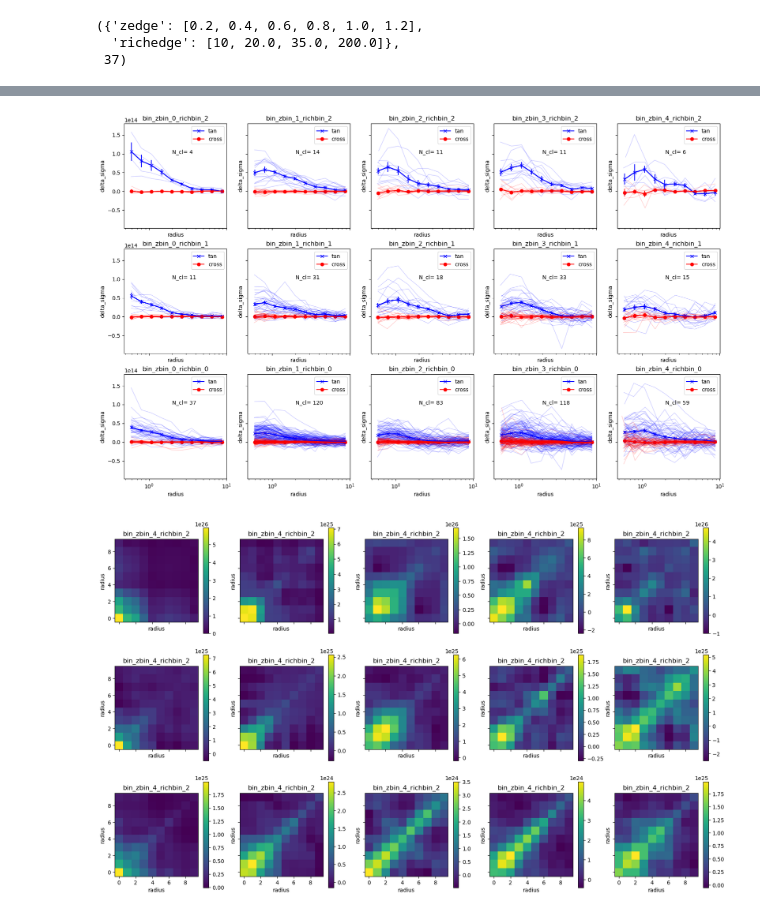
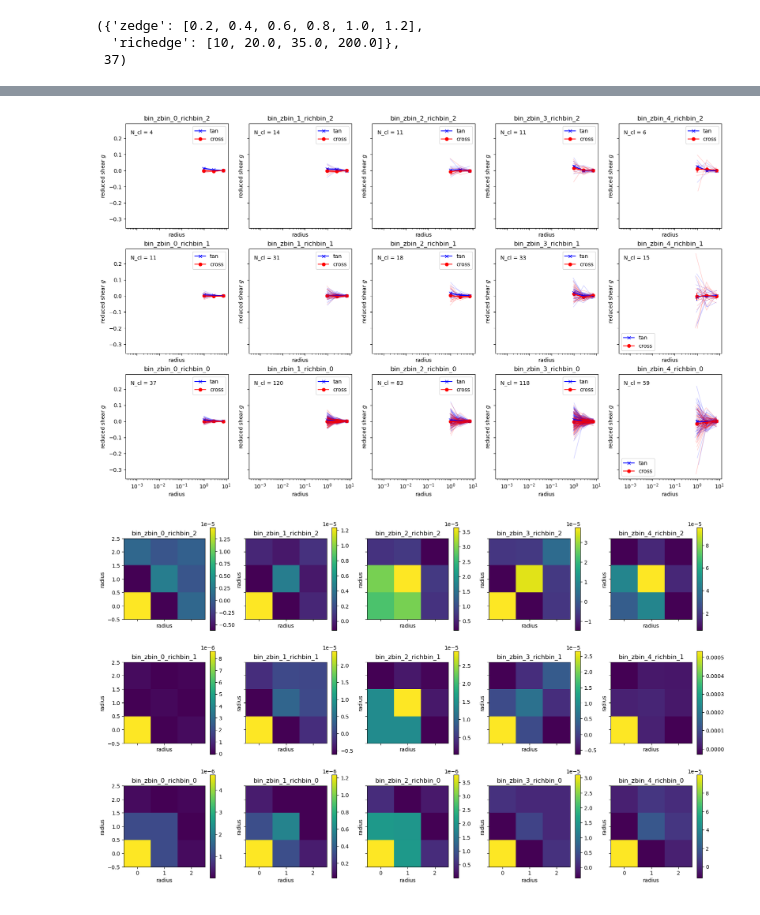
Before and after one commit to LSSTDESC/TXPipe, a Jupyter notebook: notebooks/cluster_counts/Run_CL_ClusterEnsembleProfiles.ipynb, the cells around one changed output, grey strips where cells are left out. Drawn from its saved outputs; the diff is of its cells as text; code cells hidden in the pictures.

```diff
--- a/notebooks/cluster_counts/Run_CL_ClusterEnsembleProfiles.ipynb
+++ b/notebooks/cluster_counts/Run_CL_ClusterEnsembleProfiles.ipynb
@@ -383,5 +401,11 @@ filename_out
 # %%
 data = pkl.load(open(filename_out,"rb"))
 # %%
-with open(yaml.safe_load(pipeline_content['config']), 'r') as file:
+with open(pipeline_content['config'], 'r') as file:
     config_content = yaml.safe_load(file)
+
+# the 20 deg2 config may not set cov_type, in which case the stage default was used
+ensemble_cov_type = config_content['CLClusterEnsembleProfiles'].get(
+    'cov_type', txpipe.extensions.CLClusterEnsembleProfiles.config_options['cov_type'])
+cov_key = COV_KEYS[ensemble_cov_type]
+ensemble_cov_type, cov_key
@@ -394,4 +420,6 @@ config_bin_info, data['bin_zbin_0_richbin_0']['n_cl']
   'richedge': [10, 20.0, 35.0, 200.0]},
  37)
 # %%
-ax = plot_stacked_delta_sigma_profile(data['bin_zbin_0_richbin_2']['clmm_cluster_ensemble'], bin_name )
+bin_name = 'bin_zbin_0_richbin_2'
+ax = plot_stacked_delta_sigma_profile(data['bin_zbin_0_richbin_2']['clmm_cluster_ensemble'], bin_name, cov_key=cov_key,
+                                      profile_type=data[bin_name]['profile_type'])
@@ -398,3 +428,5 @@ ax = plot_stacked_delta_sigma_profile(data['bin_zbin_0_richbin_2']['clmm_cluster
 # %%
-plot_stacked_delta_sigma_profile(data['bin_zbin_2_richbin_2']['clmm_cluster_ensemble'], bin_name )
+bin_name = 'bin_zbin_2_richbin_2'
+plot_stacked_delta_sigma_profile(data[bin_name]['clmm_cluster_ensemble'], bin_name, cov_key=cov_key,
+                                 profile_type=data[bin_name]['profile_type'])
 # %% [output]
@@ -412,11 +445,13 @@ fig, axs = plt.subplots(len(config_bin_info['richedge'])-1, len(config_bin_info[
 for i in range(len(config_bin_info['zedge'])-1):
     for j in range(len(config_bin_info['richedge'])-1):
         bin_name='bin_zbin_'+str(i)+'_richbin_'+str(j)
-        if data[bin_name]['n_cl']>0:
-            plot_stacked_delta_sigma_profile(data[bin_name]['clmm_cluster_ensemble'], bin_name , ax=axs[len(config_bin_info['richedge']) -2 -j,i])
+        if data[bin_name]['n_cl'] > 1:
+            plot_stacked_delta_sigma_profile(data[bin_name]['clmm_cluster_ensemble'], bin_name , ax=axs[len(config_bin_info['richedge']) -2 -j,i], cov_key=cov_key,
+                                             profile_type=data[bin_name]['profile_type'])
         else :
             axs[len(config_bin_info['richedge']) -2 -j,i].set_title(bin_name)
 
-        axs[len(config_bin_info['richedge']) -2 -j,i].text(2, 1e14, 'N_cl= '+ str(data[bin_name]['n_cl']))
+        ax = axs[len(config_bin_info['richedge']) - 2 - j, i]
+        ax.text(0.05, 0.9, f"N_cl = {data[bin_name]['n_cl']}", transform=ax.transAxes)
 # %% [output]
-[figure, old version]
+[figure, new version]
@@ -425,13 +458,13 @@ bin
 # %%
 fig, axs = plt.subplots(len(config_bin_info['richedge'])-1, len(config_bin_info['zedge'])-1, sharex=True, sharey=True, figsize=(20, 12))
 
 for i in range(len(config_bin_info['zedge'])-1):
     for j in range(len(config_bin_info['richedge'])-1):
         bin_name='bin_zbin_'+str(i)+'_richbin_'+str(j)
 
-        if data[k]['n_cl']>0:
-            plot_covariance(data[bin_name]['clmm_cluster_ensemble'], cov_type='tan_sc', title = k , ax=axs[len(config_bin_info['richedge']) -2 -j,i])
+        if data[bin_name]['n_cl'] > 1:
+            plot_covariance(data[bin_name]['clmm_cluster_ensemble'], title=bin_name, ax=axs[len(config_bin_info['richedge']) -2 -j,i], cov_key=cov_key)
         else :
-             ax2.set_title(k)
+            axs[len(config_bin_info['richedge']) -2 -j,i].set_title(bin_name)
 # %% [output]
-[figure, old version]
+[figure, new version]
```
Also changed, not shown: parts of 27 cells of this notebook, 2 other files.
